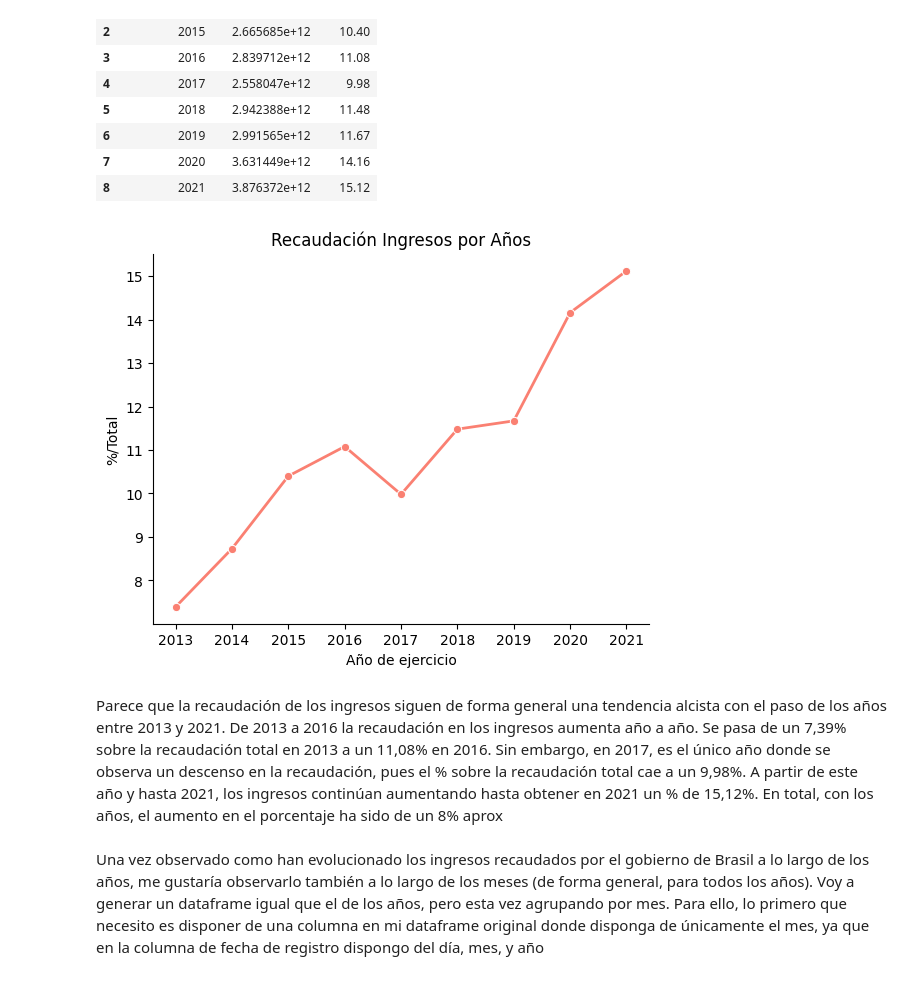
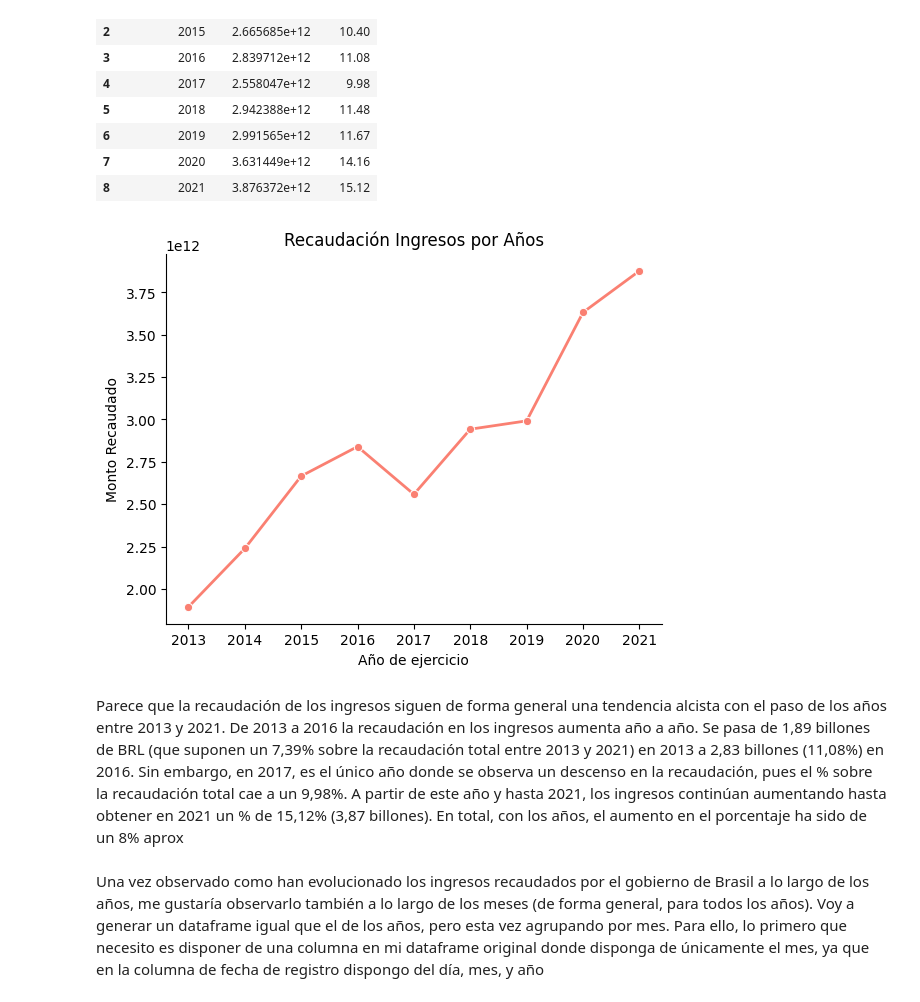
Before and after one commit to raquelscv/Proyecto2-AnalisisPandas, a Jupyter notebook: Analisis_Ingresos_Brasil.ipynb, the cells around one changed output. Drawn from its saved outputs; the diff is of its cells as text; code cells hidden in the pictures.

```diff
--- a/Analisis_Ingresos_Brasil.ipynb
+++ b/Analisis_Ingresos_Brasil.ipynb
@@ -55,20 +55,21 @@ df_ingresos_año
 # %%
 #genera la primera visualizacion (recaudacion ingresos año a año)
 sns.lineplot(x = df_ingresos_año["Ano_exercício"],
-              y = df_ingresos_año["%/Total"],
+              y = df_ingresos_año["Valor_realizado"],
                marker = "o",
                 linewidth = 2,
                 color="salmon",
                 errorbar = None)
 
 plt.title("Recaudación Ingresos por Años")
 plt.xlabel("Año de ejercicio")
+plt.ylabel("Monto Recaudado")
 plt.gca().spines['right'].set_visible(False)
 plt.gca().spines['top'].set_visible(False)
 # %% [output]
-[figure, old version]
+[figure, new version]
 # %% [markdown]
-Parece que la recaudación de los ingresos siguen de forma general una tendencia alcista con el paso de los años entre 2013 y 2021. De 2013 a 2016 la recaudación en los ingresos aumenta año a año. Se pasa de un 7,39% sobre la recaudación total en 2013 a un 11,08% en 2016. Sin embargo, en 2017, es el único año donde se observa un descenso en la recaudación, pues el % sobre la recaudación total cae a un 9,98%. A partir de este año y hasta 2021, los ingresos continúan aumentando hasta obtener en 2021 un % de 15,12%. En total, con los años, el aumento en el porcentaje ha sido de un 8% aprox
+Parece que la recaudación de los ingresos siguen de forma general una tendencia alcista con el paso de los años entre 2013 y 2021. De 2013 a 2016 la recaudación en los ingresos aumenta año a año. Se pasa de 1,89 billones de BRL (que suponen un 7,39% sobre la recaudación total entre 2013 y 2021) en 2013 a 2,83 billones (11,08%) en 2016. Sin embargo, en 2017, es el único año donde se observa un descenso en la recaudación, pues el % sobre la recaudación total cae a un 9,98%. A partir de este año y hasta 2021, los ingresos continúan aumentando hasta obtener en 2021 un % de 15,12% (3,87 billones). En total, con los años, el aumento en el porcentaje ha sido de un 8% aprox
 # %% [markdown]
 Una vez observado como han evolucionado los ingresos recaudados por el gobierno de Brasil a lo largo de los años, me gustaría observarlo también a lo largo de los meses (de forma general, para todos los años). Voy a generar un dataframe igual que el de los años, pero esta vez agrupando por mes. Para ello, lo primero que necesito es disponer de una columna en mi dataframe original donde disponga de únicamente el mes, ya que en la columna de fecha de registro dispongo del día, mes, y año
 # %%
```
Also changed, not shown: parts of 21 cells of this notebook.
